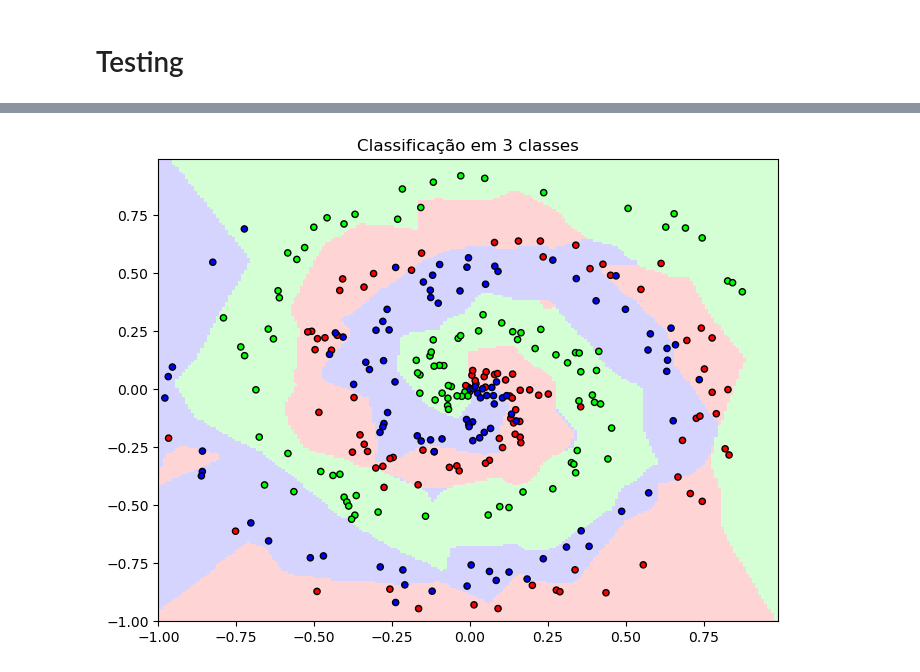
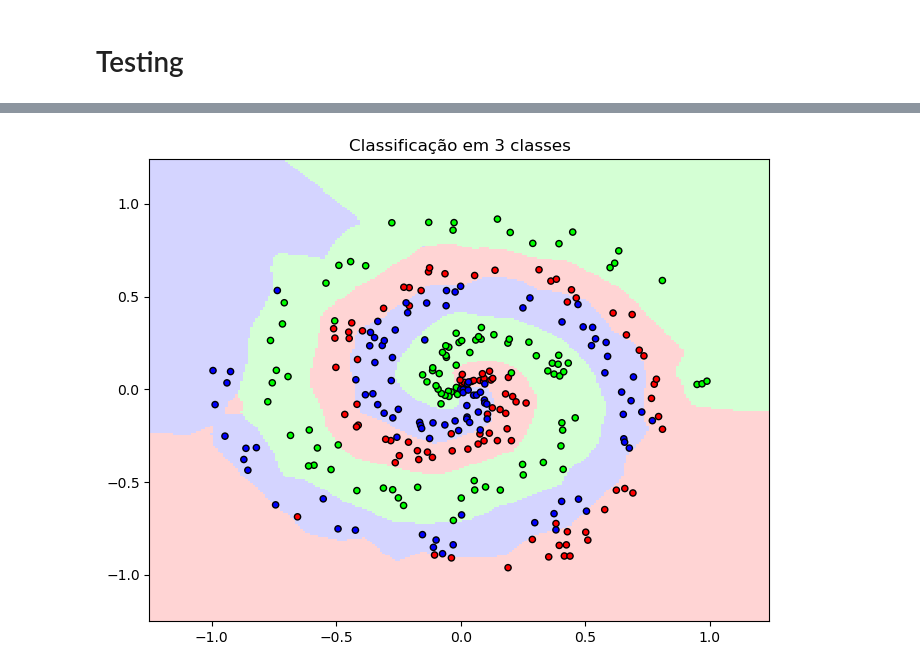
Before and after one commit to danilosiervi/neural_network, a Jupyter notebook: neural_network.ipynb, the cells around one changed output, grey strips where cells are left out. Drawn from its saved outputs; the diff is of its cells as text; code cells hidden in the pictures.

Commit message:
Regularization

```diff
--- a/neural_network.ipynb
+++ b/neural_network.ipynb
@@ -43,6 +34,9 @@ class Layer:
     def get_loss(self, y_true) -> float:
         return self.loss.calculate(self.outputs, y_true)
 
+    def get_regularization_loss(self, layer):
+        return self.loss.regularization_loss(layer)
+
     def layer_accuracy(self, y_true) -> float:
         predictions = np.argmax(self.outputs, axis=1)
         if len(y_true.shape) == 2:
@@ -323,0 +307,5 @@ epoch: 10000, loss: 0.082, accuracy: 0.973, lr: 0.04975
+# %%
+x, y = spiral_data(samples=1000, classes=3)
+
+plt.scatter(x[:, 0], x[:, 1], c=y, cmap='brg')
+plt.show()
@@ -324,2 +314,35 @@ epoch: 10000, loss: 0.082, accuracy: 0.973, lr: 0.04975
 # %% [markdown]
 # Testing
+# %%
+dense1 = DenseLayer(2, 512, weight_regularizer_l2=5e-4, bias_regularizer_l2=5e-4)
+relu = ActivationReLU()
+dense2 = DenseLayer(512, 3)
+softmax = ActivationSoftmax()
+optimizer = OptimizerAdam(learning_rate=0.02, decay=5e-7)
+
+for epoch in range(10001):
+    dense1_outputs = dense1.forward(x)
+    relu_outputs = relu.forward(dense1_outputs)
+    dense2_outputs = dense2.forward(relu_outputs)
+    softmax_outputs = softmax.forward(dense2_outputs)
+
+    regularization_loss = softmax.get_regularization_loss(dense1) + softmax.get_regularization_loss(dense2)
+    data_loss = softmax.get_loss(y)
+    loss = data_loss + regularization_loss
+    accuracy = softmax.layer_accuracy(y)
+
+    if not epoch % 100:
+        print(f'epoch: {epoch}, '
+              f'loss: {loss:.3f} (data loss: {data_loss:.3f}, reg loss: {regularization_loss:.3f}), '
+              f'accuracy: {accuracy:.3f}, '
+              f'lr: {optimizer.current_learning_rate:.5f}')
+
+    softmax_inputs_prime = softmax.loss_backward(softmax_outputs, y)
+    dense2_inputs_prime = dense2.backward(softmax_inputs_prime)
+    relu_inputs_prime = relu.backward(dense2_inputs_prime)
+    dense1_inputs_prime = dense1.backward(relu_inputs_prime)
+
+    optimizer.pre_update_params()
+    optimizer.update_params(dense1)
+    optimizer.update_params(dense2)
+    optimizer.post_update_params()
@@ -330,33 +371,33 @@ def predict(x):
     dense1_outputs = dense1.forward(x)
     relu_outputs = relu.forward(dense1_outputs)
     dense2_outputs = dense2.forward(relu_outputs)
     softmax_outputs = softmax.forward(dense2_outputs)
 
     return softmax_outputs
 
 
 x_test, y_test = spiral_data(samples=100, classes=3)
 outputs = predict(x_test)
 y_pred = np.argmax(outputs, axis=1)
 
 h = 0.01
-x_min, x_max = -1, 1
-y_min, y_max = -1, 1
+x_min, x_max = -1.25, 1.25
+y_min, y_max = -1.25, 1.25
 xx, yy = np.meshgrid(np.arange(x_min, x_max, h), np.arange(y_min, y_max, h))
 
 outputs = predict(np.c_[xx.ravel(), yy.ravel()])
 z = np.argmax(outputs, axis=1)
 z = z.reshape(xx.shape)
 
 cmap_light = ListedColormap(['#FFAAAA', '#AAFFAA', '#AAAAFF'])
 cmap_bold = ListedColormap(['#FF0000', '#00FF00', '#0000FF'])
 plt.figure(figsize=(8, 6))
 plt.pcolormesh(xx, yy, z, cmap=cmap_light, alpha=0.5)
 
 plt.scatter(x_test[:, 0], x_test[:, 1], c=y_test, cmap=cmap_bold, edgecolor='k', s=20)
 plt.xlim(xx.min(), xx.max())
 plt.ylim(yy.min(), yy.max())
 plt.title(f"Classificação em 3 classes")
 plt.show()
 # %% [output]
-[figure, old version]
+[figure, new version]
```
Also changed, not shown: parts of 9 cells of this notebook.
